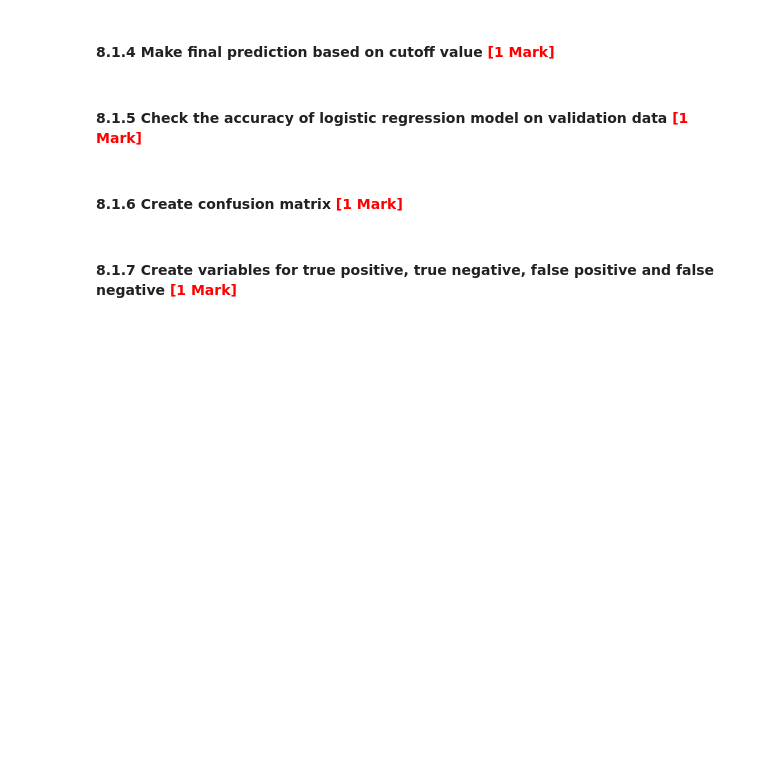
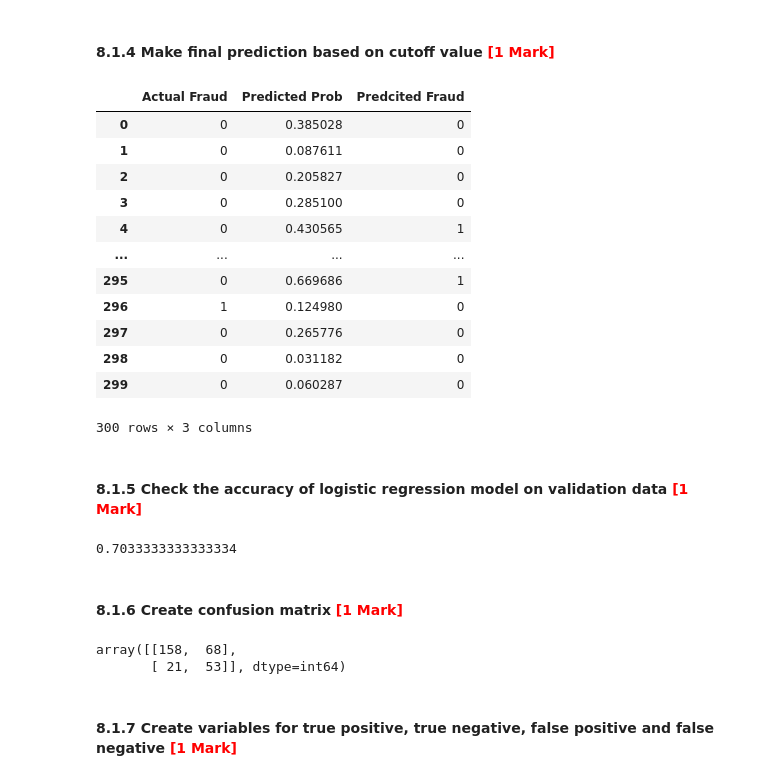
Before and after one commit to asthaban03/Fraudulent-Claim-Detection, a Jupyter notebook: Fraudulent_Claim_Detection_Starter.ipynb, the cells around one changed output. Saved outputs shown, nothing was run; the diff lists cells and outputs as text; code cells hidden in the pictures; blank space fills up the shorter version.

```diff
--- a/Fraudulent_Claim_Detection_Starter.ipynb
+++ b/Fraudulent_Claim_Detection_Starter.ipynb
@@ -1828,0 +1954,3 @@ Use the model from the previous step to make predictions on the validation data
+# %%
+X_val_logreg = sm.add_constant(X_val_logreg, has_constant='add')
+X_val_logreg.shape
@@ -1830,22 +1960,49 @@ Use the model from the previous step to make predictions on the validation data
 #### **8.1.2** Make predictions over validation data <font color="red">[1 Mark]</font>
 # %%
 # Make predictions on the validation data and store it in the variable 'y_validation_pred'
+y_val_pred_logreg=logistic_model.predict(X_val_logreg)
 # %% [markdown]
 #### **8.1.3** Create DataFrame with actual values and predicted values for validation data <font color="red">[2 Marks]</font>
 # %%
 #  Create DataFrame with actual values and predicted values for validation data
+val_pred_df_logreg=pd.DataFrame({'Actual Fraud':y_val_resampled,'Predicted Prob':y_val_pred_logreg})
 # %% [markdown]
 #### **8.1.4** Make final prediction based on cutoff value <font color="red">[1 Mark]</font>
 # %%
 # Make final predictions on the validation data using the optimal cutoff
+val_pred_df_logreg['Predcited Fraud']=val_pred_df_logreg['Predicted Prob'].apply(lambda x: 1 if x>0.4 else 0)
+# %%
+val_pred_df_logreg
+# %% [output]
+|  | Actual Fraud | Predicted Prob | Predcited Fraud |
+| 0 | 0 | 0.385028 | 0 |
+| 1 | 0 | 0.087611 | 0 |
+| 2 | 0 | 0.205827 | 0 |
+| 3 | 0 | 0.285100 | 0 |
+| 4 | 0 | 0.430565 | 1 |
+| ... | ... | ... | ... |
+| 295 | 0 | 0.669686 | 1 |
+| 296 | 1 | 0.124980 | 0 |
+| 297 | 0 | 0.265776 | 0 |
+| 298 | 0 | 0.031182 | 0 |
+| 299 | 0 | 0.060287 | 0 |
+300 rows × 3 columns
 # %% [markdown]
 #### **8.1.5** Check the accuracy of logistic regression model on validation data <font color="red">[1 Mark]</font>
 # %%
 # Check the accuracy
+metrics.accuracy_score(val_pred_df_logreg['Actual Fraud'],val_pred_df_logreg['Predcited Fraud'])
+# %% [output]
+0.7033333333333334
 # %% [markdown]
 #### **8.1.6** Create confusion matrix <font color="red">[1 Mark]</font>
 # %%
 # Create the confusion matrix
+logreg_cm_final=metrics.confusion_matrix(val_pred_df_logreg['Actual Fraud'],val_pred_df_logreg['Predcited Fraud'])
+logreg_cm_final
+# %% [output]
+array([[158,  68],
+       [ 21,  53]], dtype=int64)
 # %% [markdown]
 #### **8.1.7** Create variables for true positive, true negative, false positive and false negative <font color="red">[1 Mark]</font>
 # %%
```
Also changed, not shown: parts of 41 cells of this notebook.
